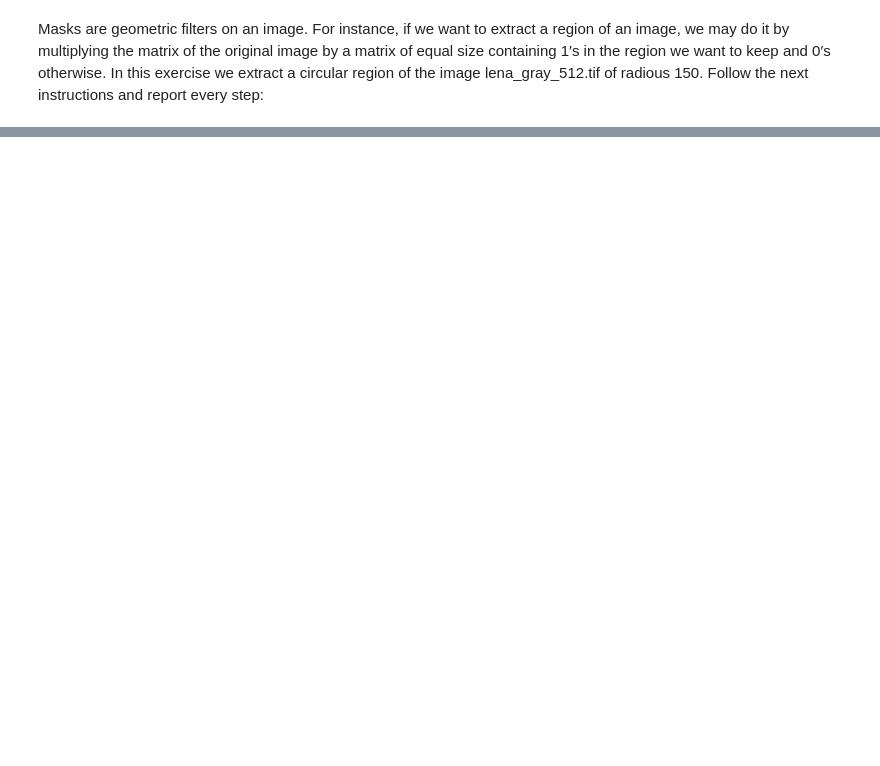
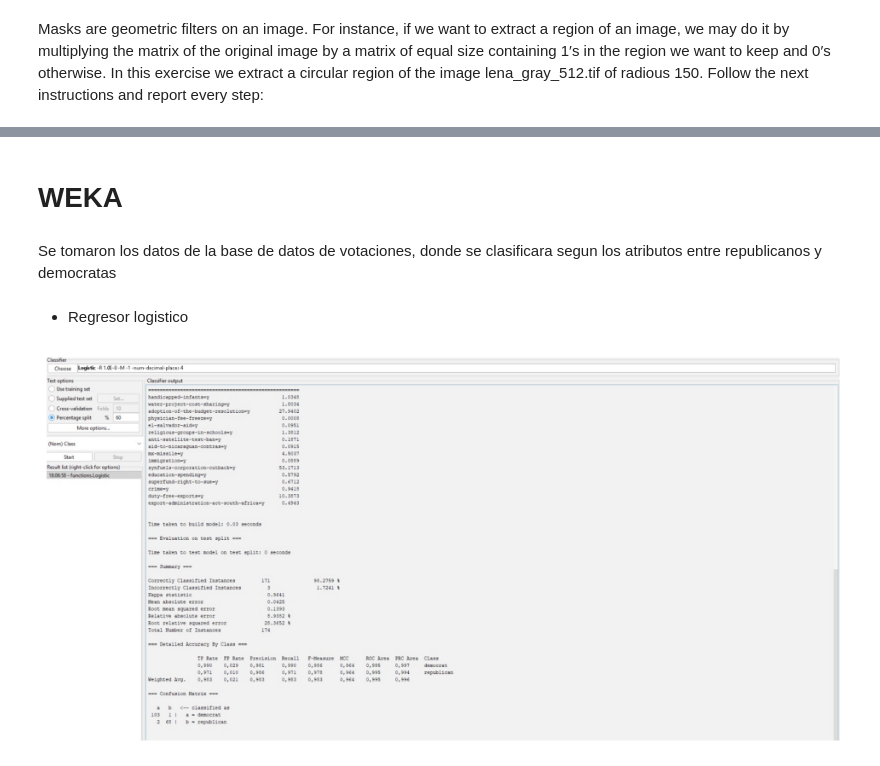
Before and after one commit to sbotinaj/DEEP_LEARNING_2024_02, a Jupyter notebook: FOLLOW_UP_1.ipynb, the cells around one changed output, grey strips where cells are left out. Cells and saved outputs as stored; diff of their text form; code cells hidden in the pictures; blank space fills up the shorter version.

```diff
--- a/FOLLOW_UP_1.ipynb
+++ b/FOLLOW_UP_1.ipynb
@@ -24,0 +136,16 @@ plt.show()
+# %% [markdown]
+# WEKA
+# %% [markdown]
+Se tomaron los datos de la base de datos de votaciones, donde se clasificara segun los atributos entre republicanos y democratas
+# %% [markdown]
+* Regresor logistico
+# %%
+# Cargar la imagen y convertirla a double
+imagen = Image.open('/content/1.jpeg')  # Convertir a escala de
+# Mostrar la imagen
+plt.figure(figsize=(12, 6))
+plt.imshow(imagen)
+plt.axis('off')  # No mostrar ejes
+plt.show()
+# %% [output]
+[figure, added]
```
Also changed, not shown: parts of 10 cells of this notebook.
